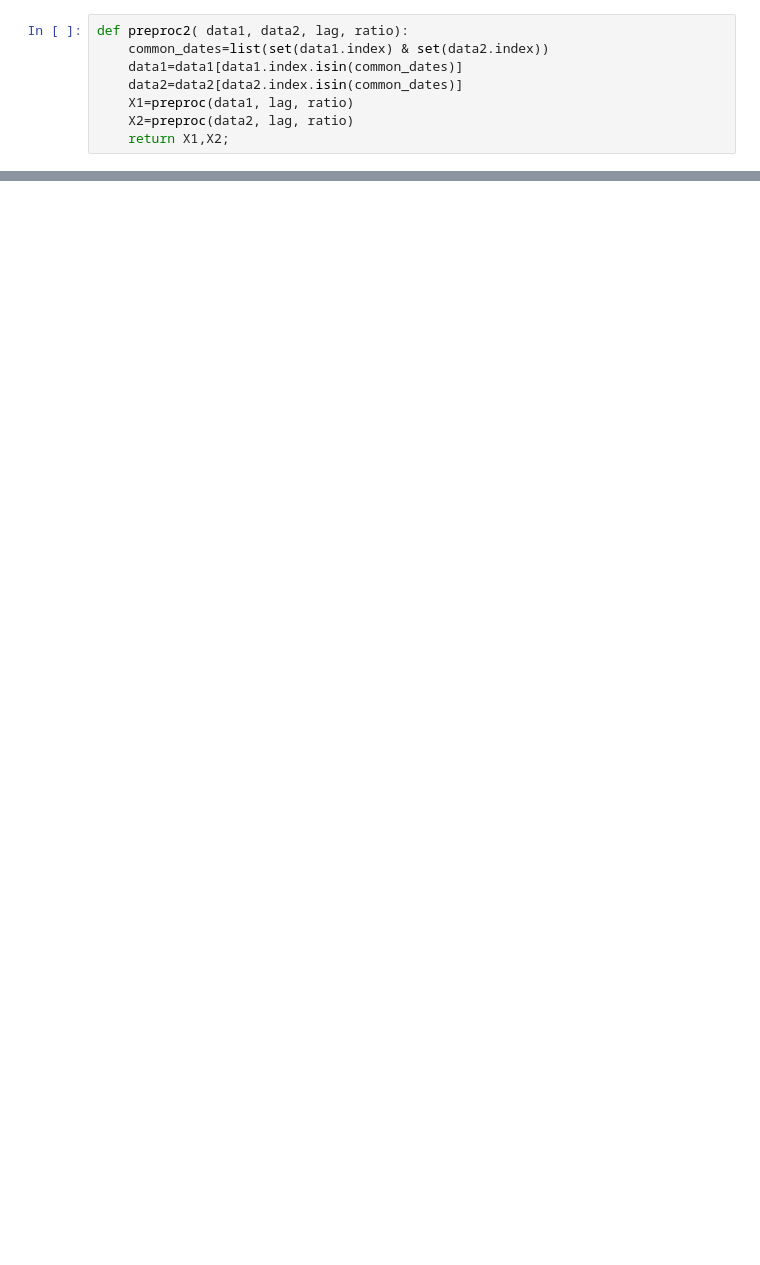
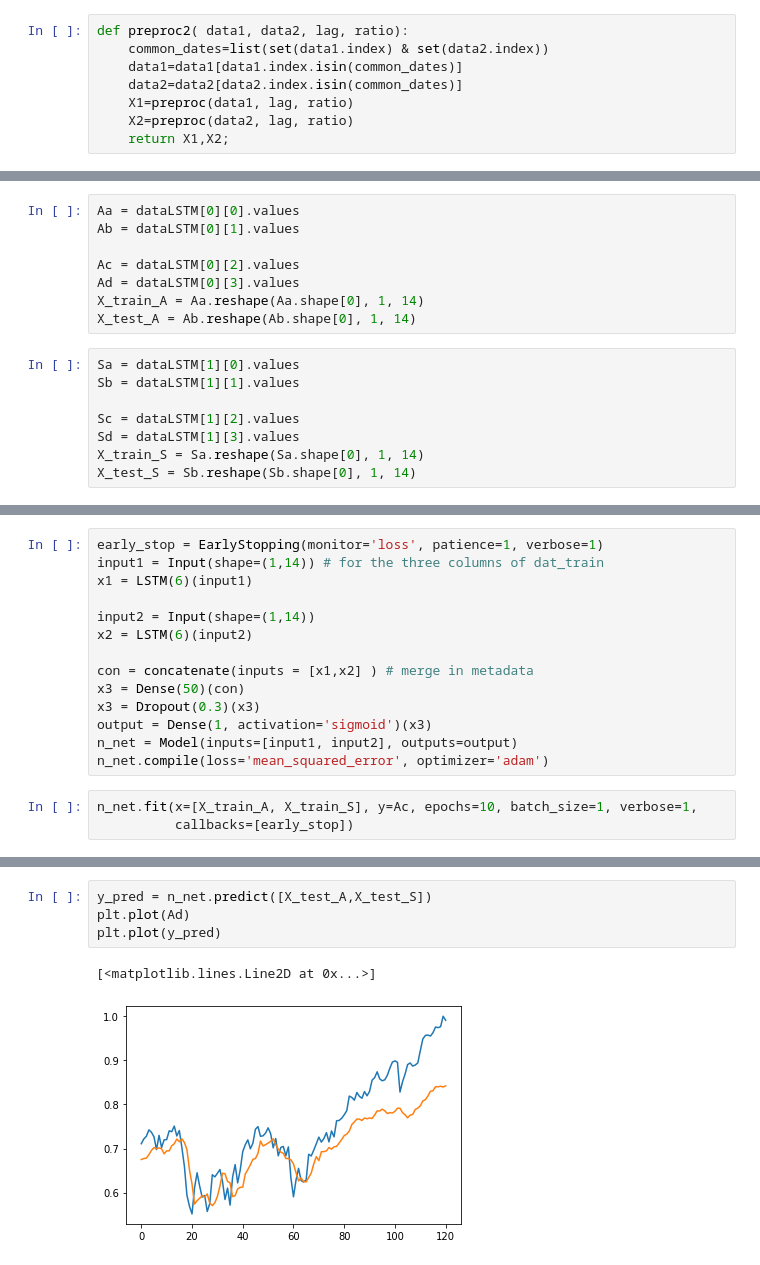
Before and after one commit to Kamran-Afzali/Quantitative-Finance, a Jupyter notebook: LSTM-stock-prediction-with-Keras-functional-API/Dl_Data.ipynb, the cells around one changed output, grey strips where cells are left out. Drawn from its saved outputs; the diff is of its cells as text; blank space fills up the shorter version.

```diff
--- a/LSTM-stock-prediction-with-Keras-functional-API/Dl_Data.ipynb
+++ b/LSTM-stock-prediction-with-Keras-functional-API/Dl_Data.ipynb
@@ -113,0 +158,16 @@ dataLSTM[0][3]
+# %%
+Aa = dataLSTM[0][0].values
+Ab = dataLSTM[0][1].values
+
+Ac = dataLSTM[0][2].values
+Ad = dataLSTM[0][3].values
+X_train_A = Aa.reshape(Aa.shape[0], 1, 14)
+X_test_A = Ab.reshape(Ab.shape[0], 1, 14)
+# %%
+Sa = dataLSTM[1][0].values
+Sb = dataLSTM[1][1].values
+
+Sc = dataLSTM[1][2].values
+Sd = dataLSTM[1][3].values
+X_train_S = Sa.reshape(Sa.shape[0], 1, 14)
+X_test_S = Sb.reshape(Sb.shape[0], 1, 14)
@@ -113,0 +184,17 @@ dataLSTM[0][3]
+# %%
+early_stop = EarlyStopping(monitor='loss', patience=1, verbose=1)
+input1 = Input(shape=(1,14)) # for the three columns of dat_train
+x1 = LSTM(6)(input1)
+
+input2 = Input(shape=(1,14))
+x2 = LSTM(6)(input2)
+
+con = concatenate(inputs = [x1,x2] ) # merge in metadata
+x3 = Dense(50)(con)
+x3 = Dropout(0.3)(x3)
+output = Dense(1, activation='sigmoid')(x3)
+n_net = Model(inputs=[input1, input2], outputs=output)
+n_net.compile(loss='mean_squared_error', optimizer='adam')
+# %%
+n_net.fit(x=[X_train_A, X_train_S], y=Ac, epochs=10, batch_size=1, verbose=1,
+          callbacks=[early_stop])
@@ -113,0 +216,7 @@ dataLSTM[0][3]
+# %%
+y_pred = n_net.predict([X_test_A,X_test_S])
+plt.plot(Ad)
+plt.plot(y_pred)
+# %% [output]
+[<matplotlib.lines.Line2D at 0x...>]
+[figure, added]
```
Also changed, not shown: parts of 16 cells of this notebook, 1 other file.
